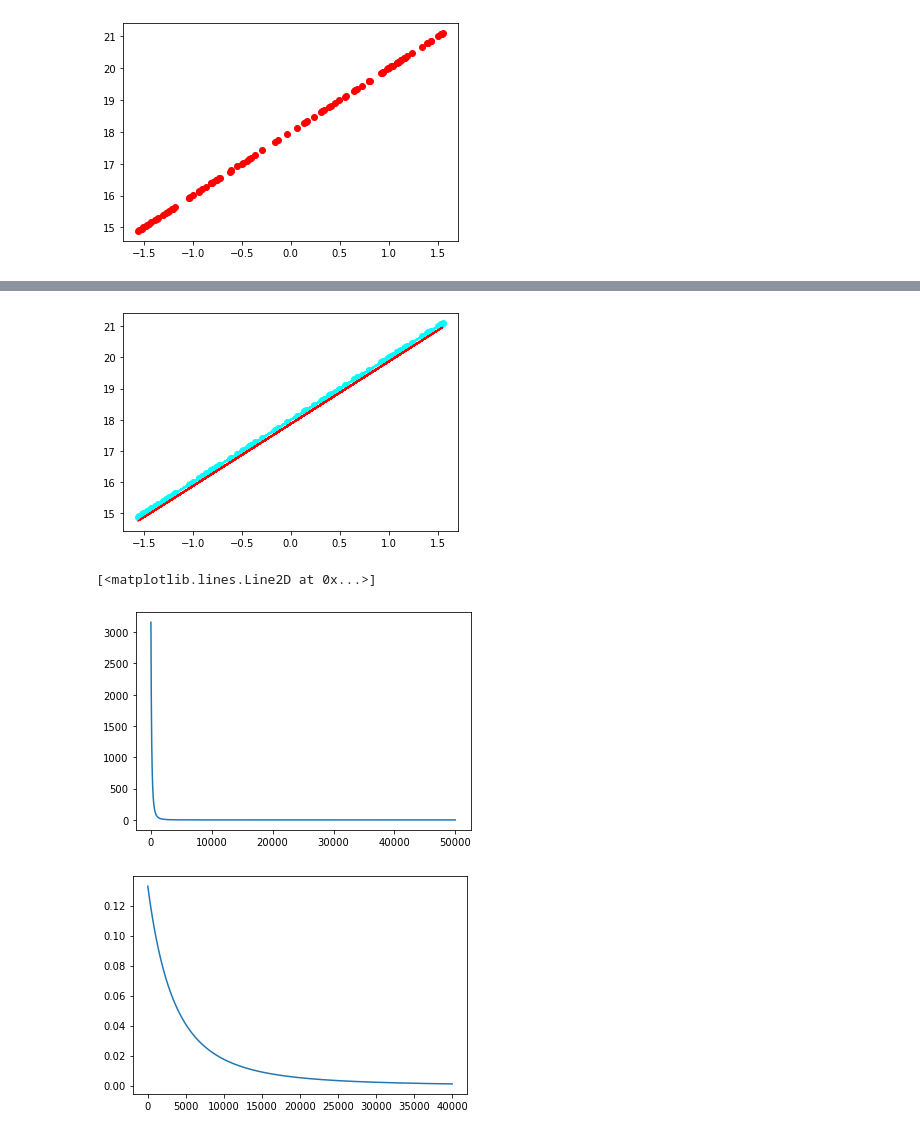
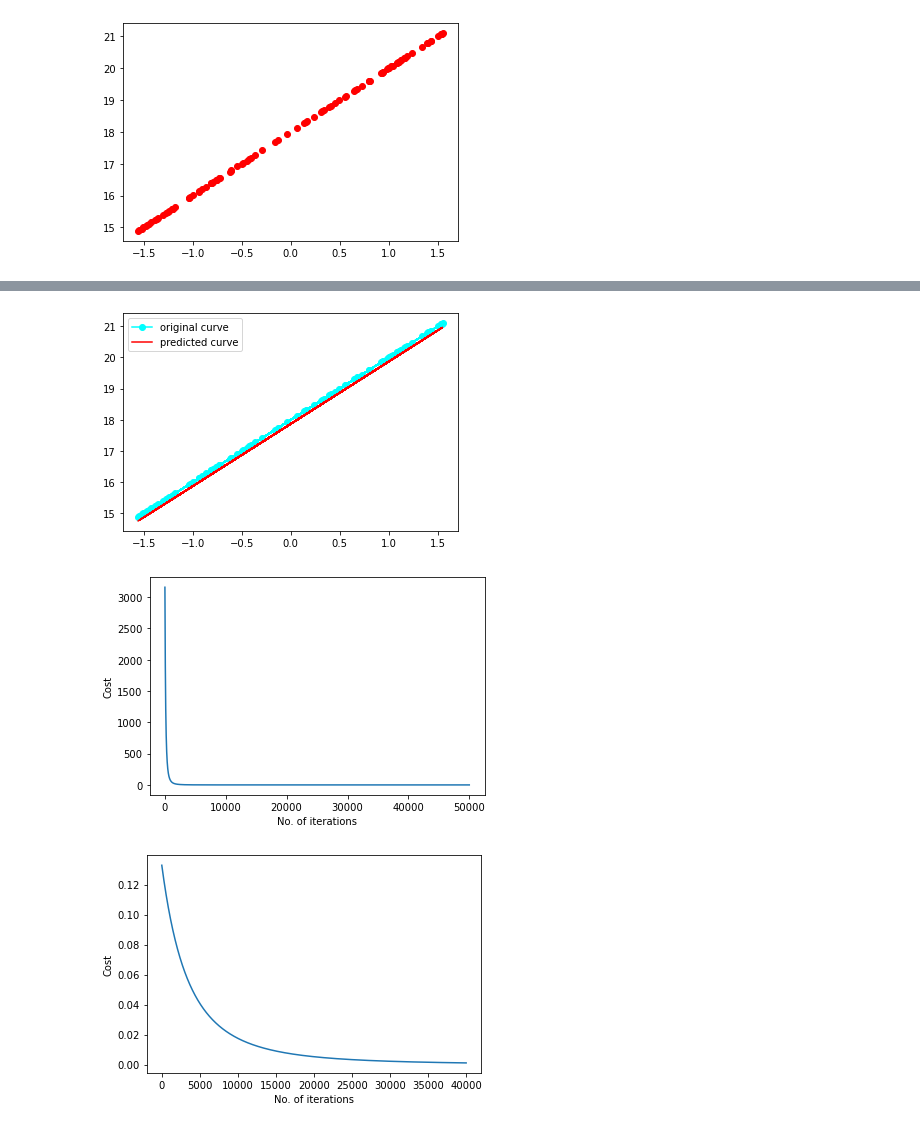
Before and after one commit to ujwalk04/pclub_assignment, a Jupyter notebook: a.ipynb, the cells around one changed output, grey strips where cells are left out. Cells and saved outputs as stored; diff of their text form; code cells hidden in the pictures.

```diff
--- a/a.ipynb
+++ b/a.ipynb
@@ -82,20 +82,25 @@ Cost after 49000 iteration :  0.0012311162845435619
 pred=a*x+b
 # %%
 #Plotting the true curve along with the predicted one
-plt.plot(x,y,marker='o',color='cyan')       #Plot depicting true values
-plt.plot(x,pred,color='red')                #Plot depicting predicted values
+plt.plot(x,y,marker='o',color='cyan',label="original curve")       #Plot depicting true values
+plt.plot(x,pred,color='red',label="predicted curve")    #Plot depicting predicted values
+plt.legend(loc="upper left")
 plt.show()
 # %% [output]
-[figure, old version]
+[figure, new version]
 # %%
 # Cost plot
 plt.plot(costs)
+plt.xlabel('No. of iterations')
+plt.ylabel('Cost')
+plt.show()
 # %% [output]
-[<matplotlib.lines.Line2D at 0x...>]
-[figure, old version]
+[figure, new version]
 # %%
-#Cost plot
+#Cost function plot after 10k epochs
 plt.plot(costs[10000:])
+plt.xlabel('No. of iterations')
+plt.ylabel('Cost')
 plt.show()
 # %% [output]
-[figure, old version]
+[figure, new version]
```
Also changed, not shown: 8 other files.
